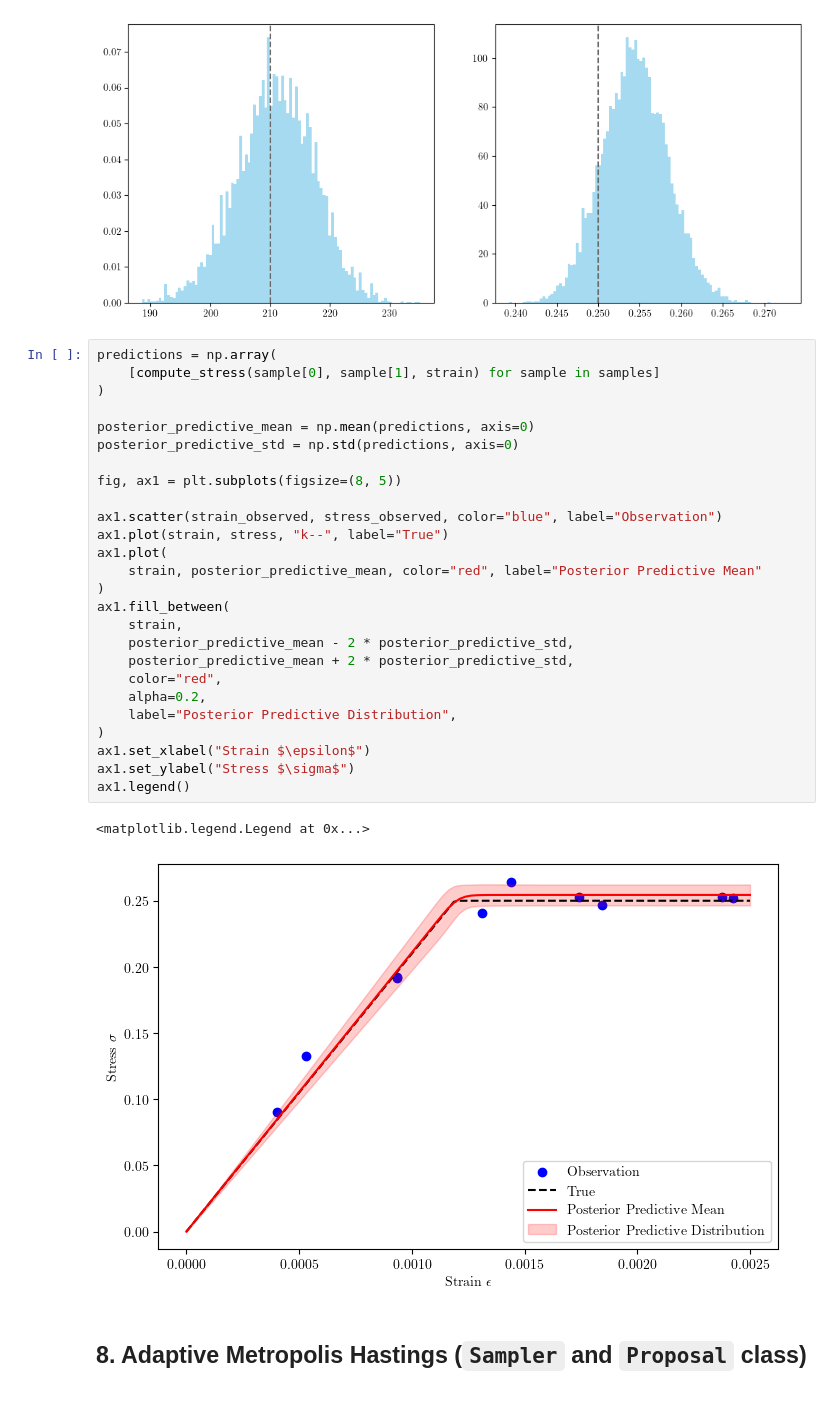
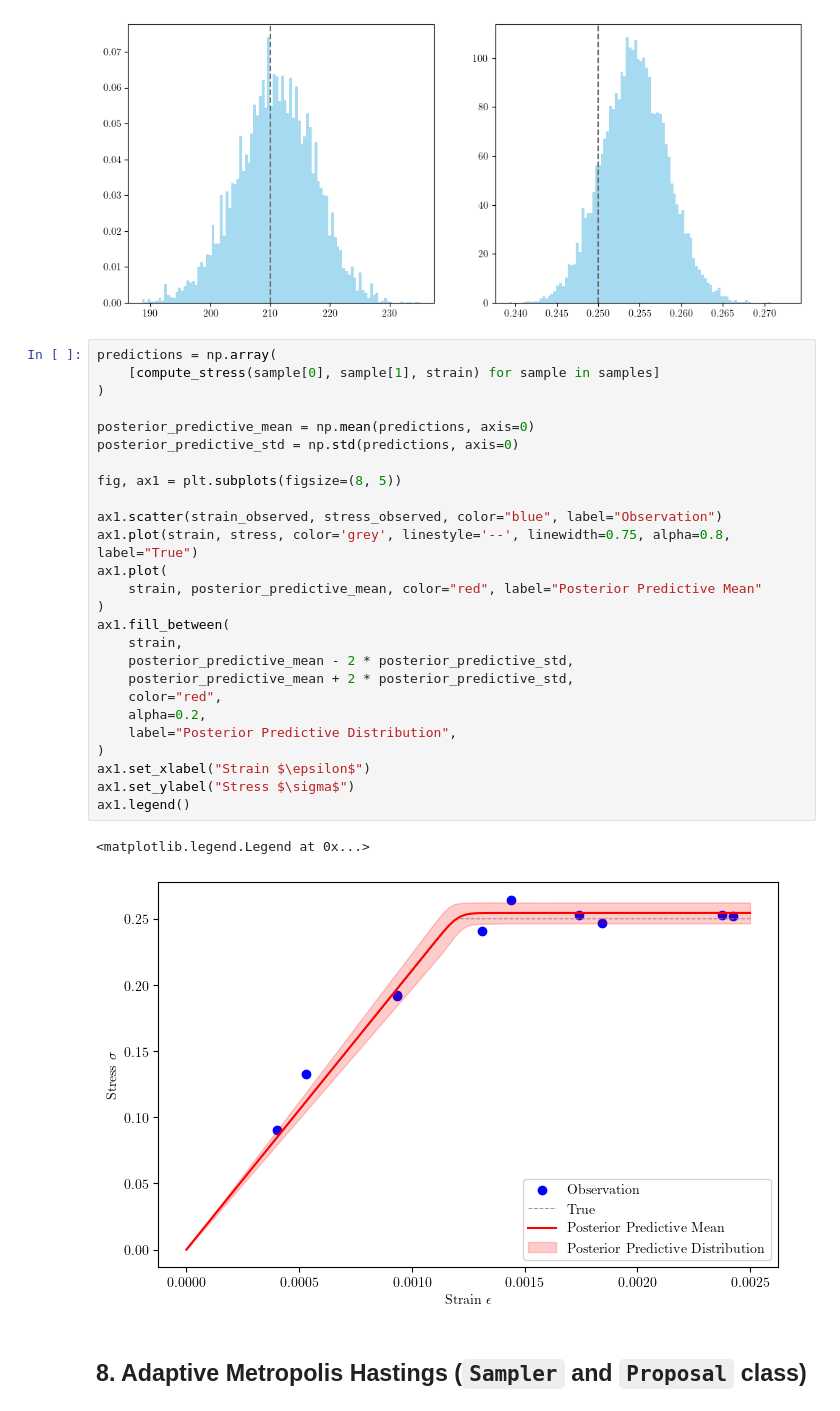
Before and after one commit to mark-hobbs/articles, a Jupyter notebook: bayesian-inference/linear-elasticity-perfect-plasticity.ipynb, the cells around one changed output. Cells and saved outputs as stored; diff of their text form.

```diff
--- a/bayesian-inference/linear-elasticity-perfect-plasticity.ipynb
+++ b/bayesian-inference/linear-elasticity-perfect-plasticity.ipynb
@@ -467,32 +467,32 @@ ax2.axvline(stress_y, ls="--", color="dimgray");
 # %%
 predictions = np.array(
     [compute_stress(sample[0], sample[1], strain) for sample in samples]
 )
 
 posterior_predictive_mean = np.mean(predictions, axis=0)
 posterior_predictive_std = np.std(predictions, axis=0)
 
 fig, ax1 = plt.subplots(figsize=(8, 5))
 
 ax1.scatter(strain_observed, stress_observed, color="blue", label="Observation")
-ax1.plot(strain, stress, "k--", label="True")
+ax1.plot(strain, stress, color='grey', linestyle='--', linewidth=0.75, alpha=0.8, label="True")
 ax1.plot(
     strain, posterior_predictive_mean, color="red", label="Posterior Predictive Mean"
 )
 ax1.fill_between(
     strain,
     posterior_predictive_mean - 2 * posterior_predictive_std,
     posterior_predictive_mean + 2 * posterior_predictive_std,
     color="red",
     alpha=0.2,
     label="Posterior Predictive Distribution",
 )
 ax1.set_xlabel("Strain $\epsilon$")
 ax1.set_ylabel("Stress $\sigma$")
 ax1.legend()
 # %% [output]
 <matplotlib.legend.Legend at 0x...>
-[figure, old version]
+[figure, new version]
 # %% [markdown]
 ## 8. Adaptive Metropolis Hastings (`Sampler` and `Proposal` class)
 # %%
```
Also changed, not shown: parts of 11 cells of this notebook, 8 other files.
